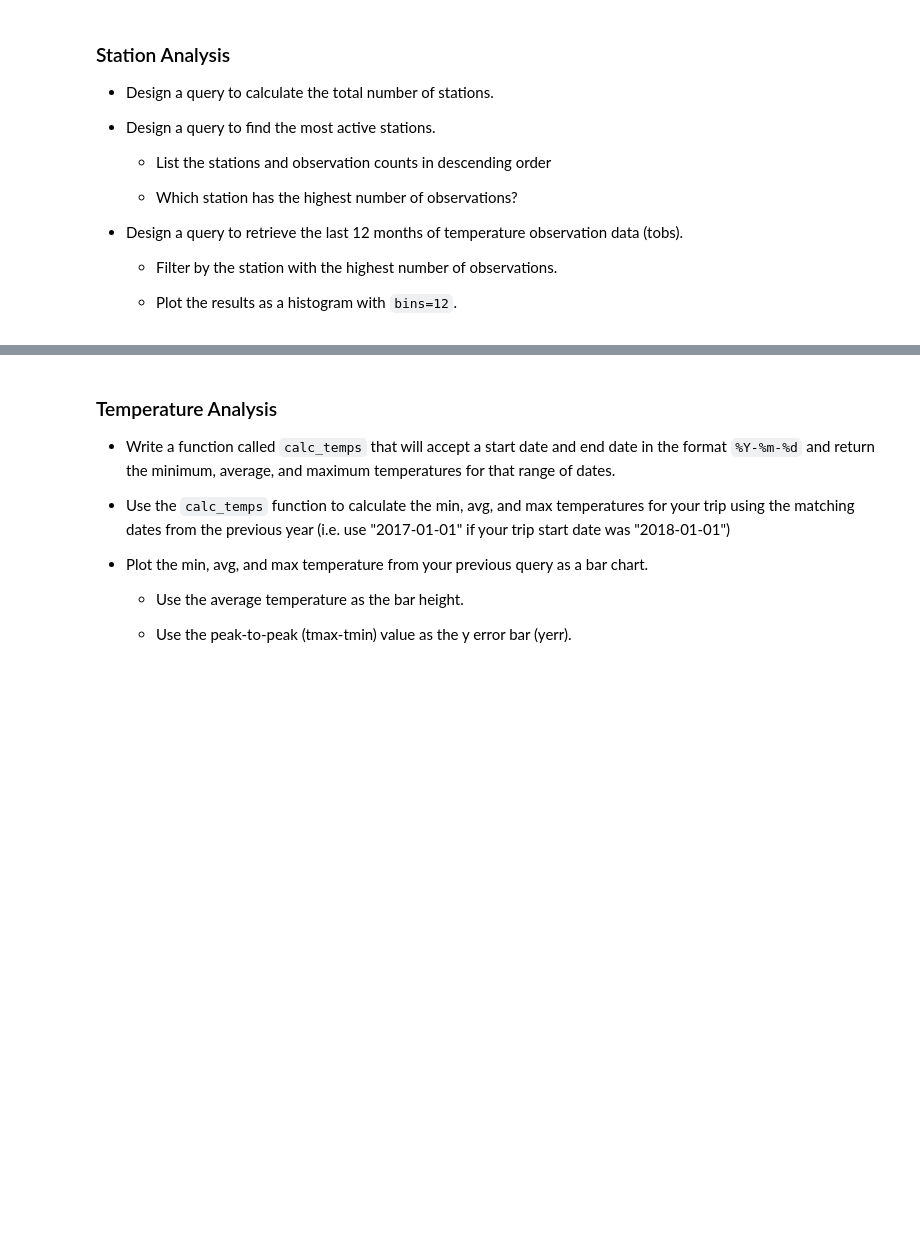
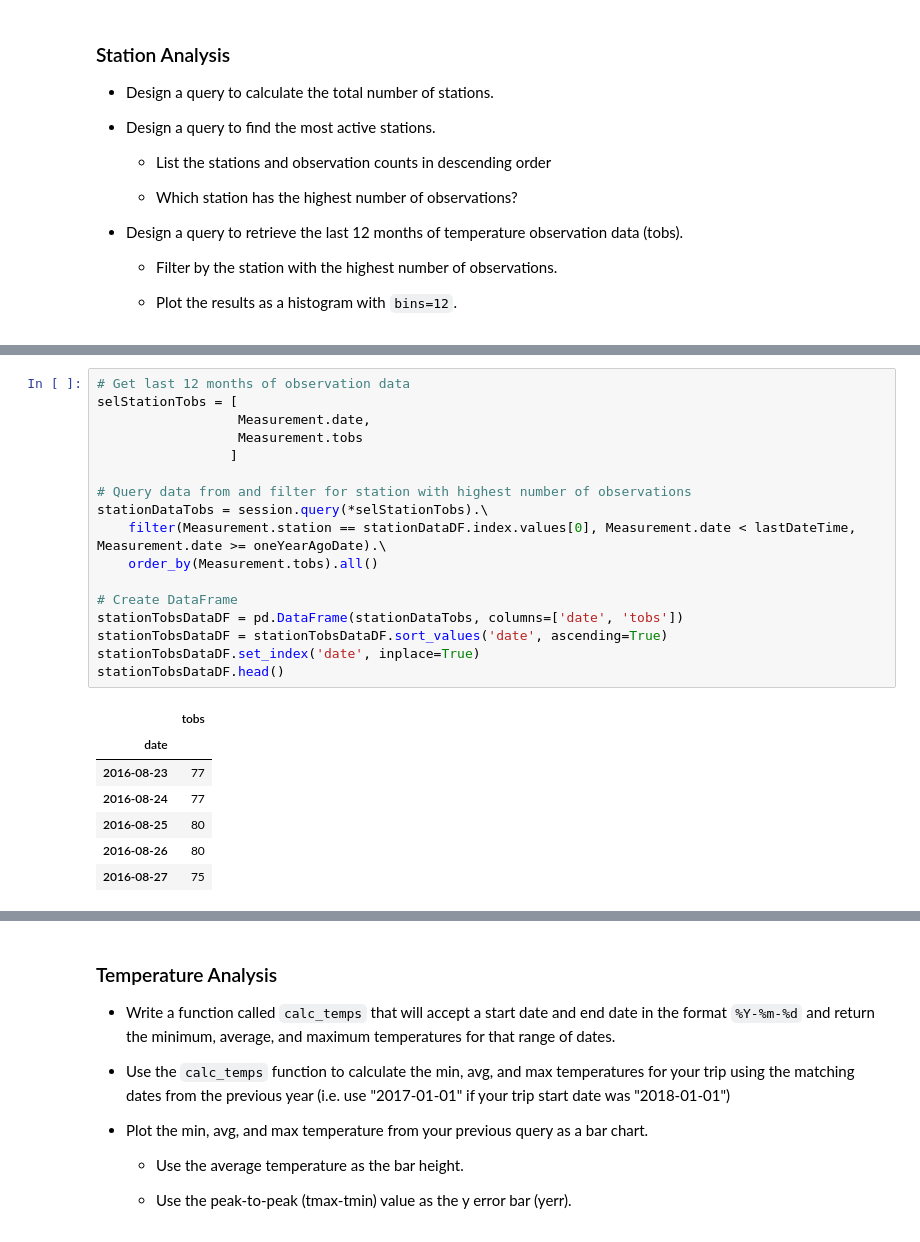
Before and after one commit to thenups/hawaii-climate-analysis-advanced-sql, a Jupyter notebook: climate_analysis.ipynb, the cells around one changed output, grey strips where cells are left out. Drawn from its saved outputs; the diff is of its cells as text; blank space fills up the shorter version.

```diff
--- a/climate_analysis.ipynb
+++ b/climate_analysis.ipynb
@@ -104,0 +170,25 @@ may_averages
+# %%
+# Get last 12 months of observation data
+selStationTobs = [
+                  Measurement.date,
+                  Measurement.tobs
+                 ]
+
+# Query data from and filter for station with highest number of observations
+stationDataTobs = session.query(*selStationTobs).\
+    filter(Measurement.station == stationDataDF.index.values[0], Measurement.date < lastDateTime, Measurement.date >= oneYearAgoDate).\
+    order_by(Measurement.tobs).all()
+
+# Create DataFrame
+stationTobsDataDF = pd.DataFrame(stationDataTobs, columns=['date', 'tobs'])
+stationTobsDataDF = stationTobsDataDF.sort_values('date', ascending=True)
+stationTobsDataDF.set_index('date', inplace=True)
+stationTobsDataDF.head()
+# %% [output]
+|  | tobs |
+| date |  |
+| 2016-08-23 | 77 |
+| 2016-08-24 | 77 |
+| 2016-08-25 | 80 |
+| 2016-08-26 | 80 |
+| 2016-08-27 | 75 |
```
Also changed, not shown: parts of 13 cells of this notebook, 2 other files.
